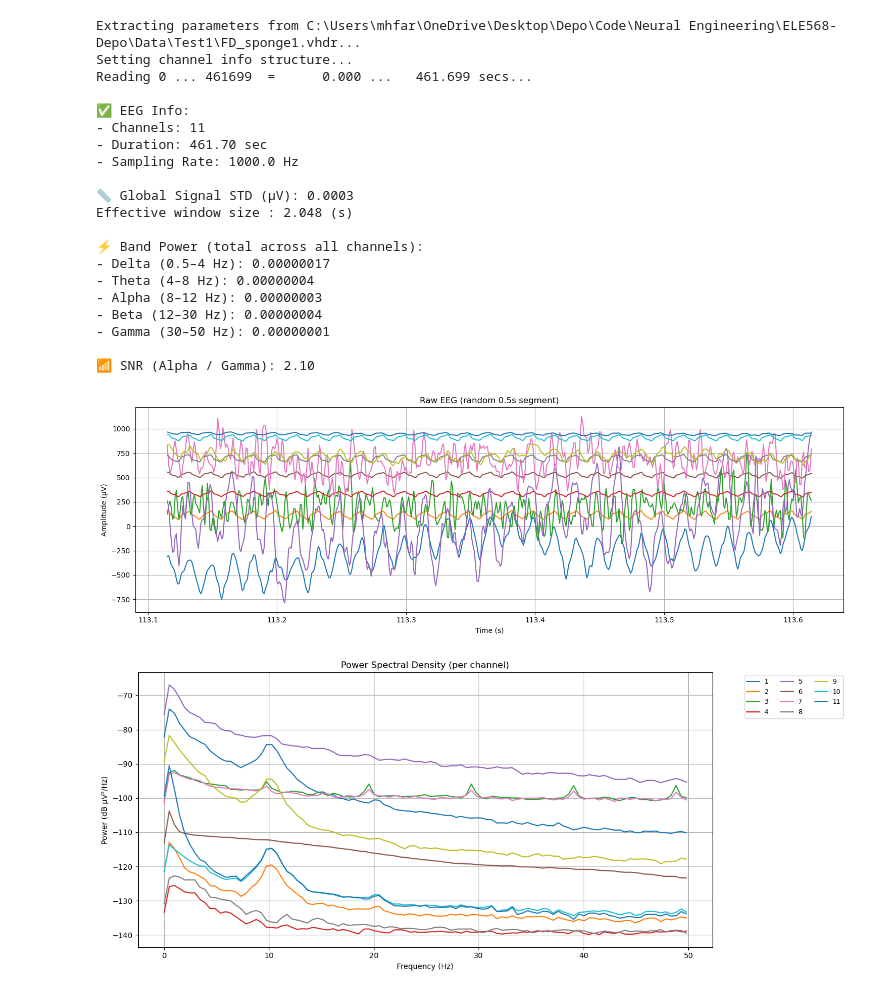
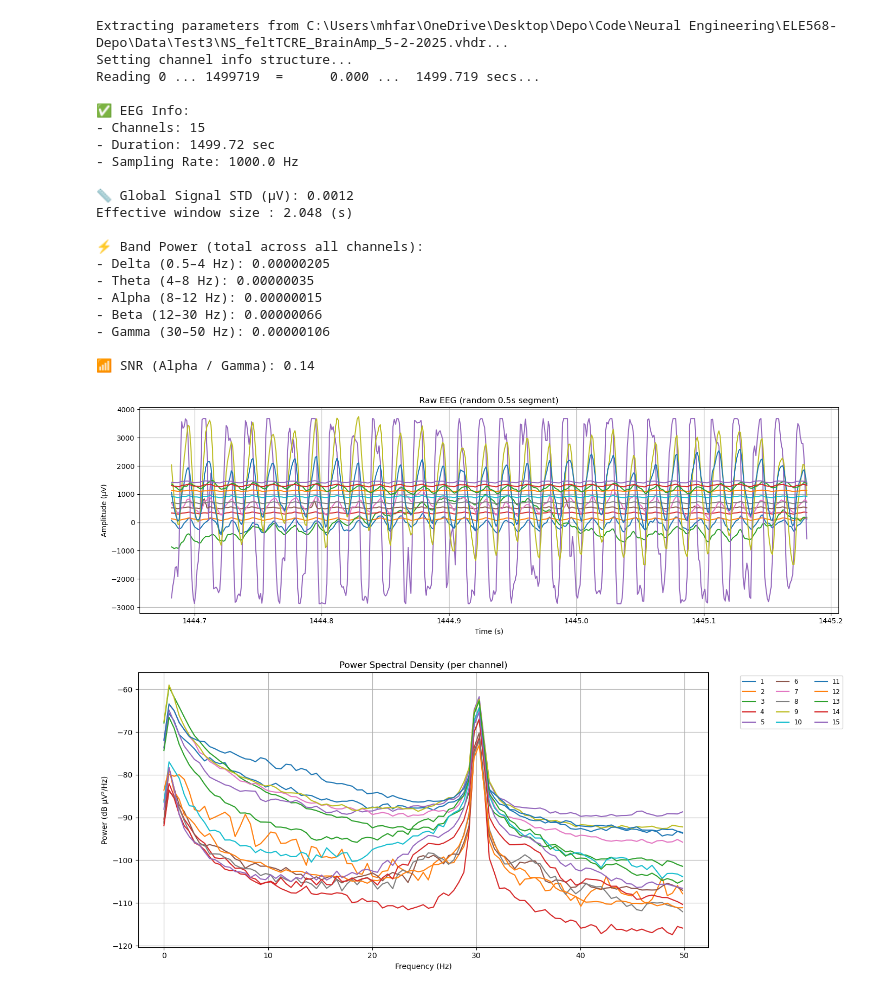
Before and after one commit to MH-Farhadi/ELE568-Depo, a Jupyter notebook: test script.ipynb, the cells around one changed output. Drawn from its saved outputs; the diff is of its cells as text; code cells hidden in the pictures.

```diff
--- a/test script.ipynb
+++ b/test script.ipynb
@@ -7,7 +7,7 @@ from scipy.integrate import simps
 # -----------------------------
 # Load EEG
 # -----------------------------
-vhdr_file = r"C:\Users\mhfar\OneDrive\Desktop\Depo\Code\Neural Engineering\ELE568-Depo\Data\Test2\FD_.5sponge_4-11-2025.vhdr"
+vhdr_file = r"C:\Users\mhfar\OneDrive\Desktop\Depo\Code\Neural Engineering\ELE568-Depo\Data\Test3\NS_feltTCRE_BrainAmp_5-2-2025.vhdr"
 raw = mne.io.read_raw_brainvision(vhdr_file, preload=True)
 
 # -----------------------------
@@ -127,7 +127,7 @@ from scipy.integrate import simps
 # -----------------------------
 # Load EEG
 # -----------------------------
-vhdr_file = r"C:\Users\mhfar\OneDrive\Desktop\Depo\Code\Neural Engineering\ELE568-Depo\Data\Test1\FD_sponge1.vhdr"
+vhdr_file = r"C:\Users\mhfar\OneDrive\Desktop\Depo\Code\Neural Engineering\ELE568-Depo\Data\Test3\NS_feltTCRE_BrainAmp_5-2-2025.vhdr"
 raw = mne.io.read_raw_brainvision(vhdr_file, preload=True)
 
 # -----------------------------
@@ -198,43 +198,43 @@ for i in range(n_channels):
 plt.title("Raw EEG (random 0.5s segment)")
 plt.xlabel("Time (s)")
 plt.ylabel("Amplitude (µV)")
 plt.grid(True)
 plt.tight_layout()
 plt.show()
 
 # -----------------------------
 # Plot PSD for each channel
 # -----------------------------
 plt.figure(figsize=(14, 6))
 for i, ch in enumerate(raw.ch_names):
     plt.plot(freqs, psds_db[i], label=ch)
 plt.title("Power Spectral Density (per channel)")
 plt.xlabel("Frequency (Hz)")
 plt.ylabel("Power (dB µV²/Hz)")
 plt.legend(fontsize='small', ncol=3, bbox_to_anchor=(1.05, 1.0), loc='upper left')
 plt.grid(True)
 plt.tight_layout()
 plt.show()
 # %% [output]
-Extracting parameters from C:\Users\mhfar\OneDrive\Desktop\Depo\Code\Neural Engineering\ELE568-Depo\Data\Test1\FD_sponge1.vhdr...
+Extracting parameters from C:\Users\mhfar\OneDrive\Desktop\Depo\Code\Neural Engineering\ELE568-Depo\Data\Test3\NS_feltTCRE_BrainAmp_5-2-2025.vhdr...
 Setting channel info structure...
-Reading 0 ... 461699  =      0.000 ...   461.699 secs...
+Reading 0 ... 1499719  =      0.000 ...  1499.719 secs...
 
 ✅ EEG Info:
-- Channels: 11
-- Duration: 461.70 sec
+- Channels: 15
+- Duration: 1499.72 sec
 - Sampling Rate: 1000.0 Hz
 
-📏 Global Signal STD (µV): 0.0003
+📏 Global Signal STD (µV): 0.0012
 Effective window size : 2.048 (s)
 
 ⚡ Band Power (total across all channels):
-- Delta (0.5–4 Hz): 0.00000017
-- Theta (4–8 Hz): 0.00000004
-- Alpha (8–12 Hz): 0.00000003
-- Beta (12–30 Hz): 0.00000004
-- Gamma (30–50 Hz): 0.00000001
+- Delta (0.5–4 Hz): 0.00000205
+- Theta (4–8 Hz): 0.00000035
+- Alpha (8–12 Hz): 0.00000015
+- Beta (12–30 Hz): 0.00000066
+- Gamma (30–50 Hz): 0.00000106
 
-📶 SNR (Alpha / Gamma): 2.10
+📶 SNR (Alpha / Gamma): 0.14
-[figure, old version]
+[figure, new version]
-[figure, old version]
+[figure, new version]
```
Also changed, not shown: parts of 1 cell of this notebook, 7 other files.
